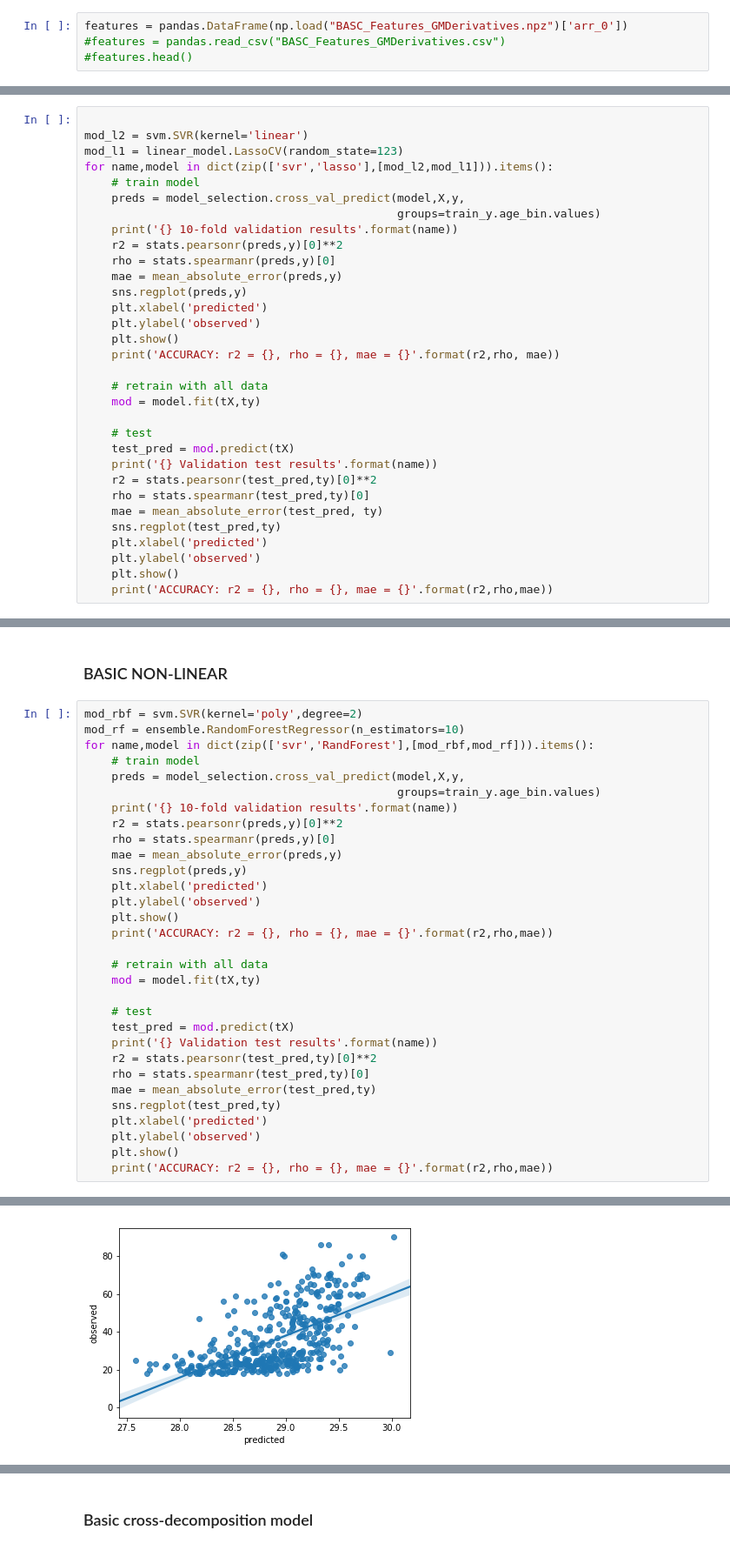
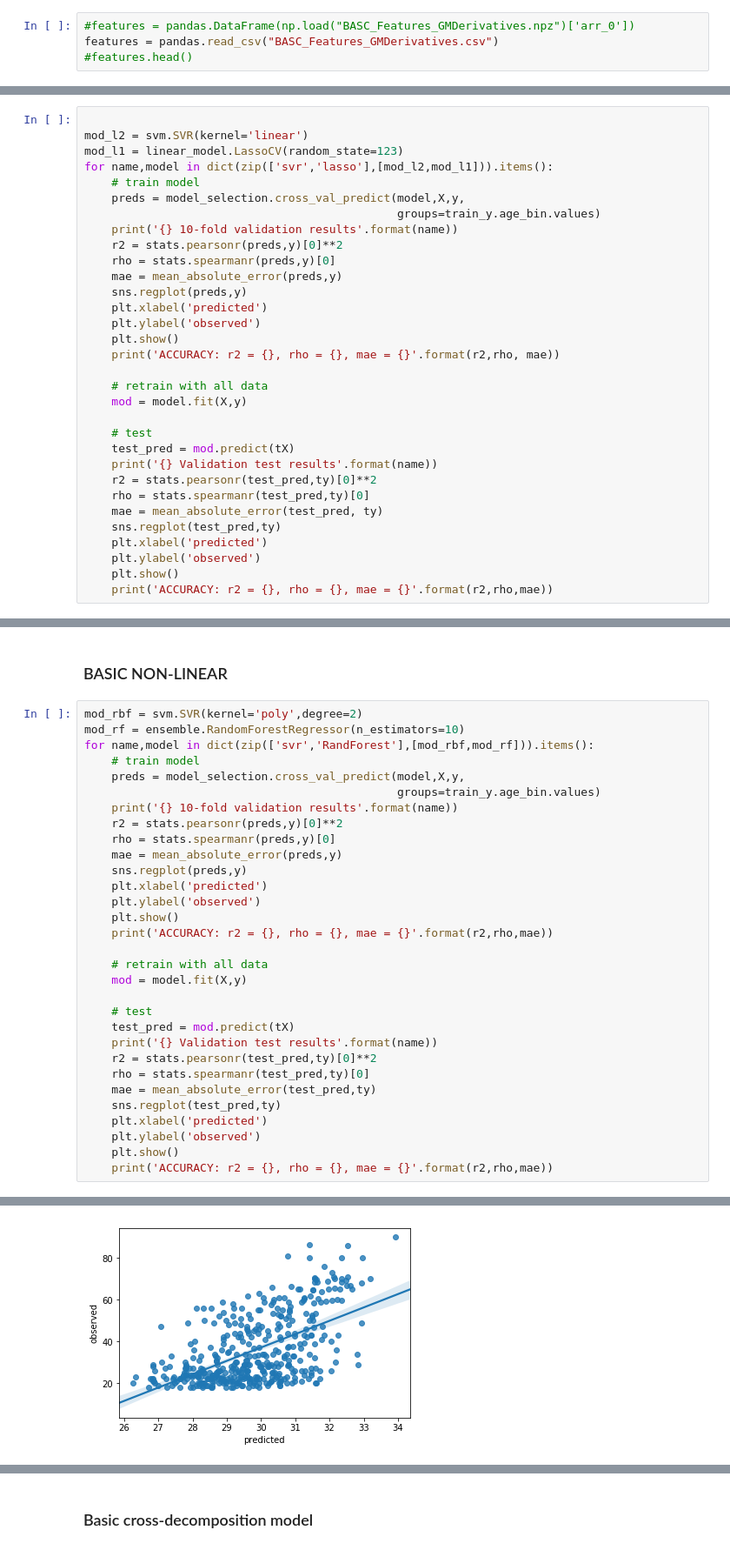
Before and after one commit to SmallHeads/PAC2019-MtRoyal_XValidators, a Jupyter notebook: Extracting_Features.ipynb, the cells around one changed output, grey strips where cells are left out. Shown: that part at 87% size. Saved outputs shown, nothing was run; the diff lists cells and outputs as text.

Commit message:
Reran angelas models and fixed jake models

```diff
--- a/Extracting_Features.ipynb
+++ b/Extracting_Features.ipynb
@@ -120,8 +120,8 @@ working on batch 20 of 21
 # %%
 np.savez_compressed("BASC_Features_GMDerivatives", features)['arr_0']
 # %%
-features = pandas.DataFrame(np.load("BASC_Features_GMDerivatives.npz")['arr_0'])
-#features = pandas.read_csv("BASC_Features_GMDerivatives.csv")
+#features = pandas.DataFrame(np.load("BASC_Features_GMDerivatives.npz")['arr_0'])
+features = pandas.read_csv("BASC_Features_GMDerivatives.csv")
 #features.head()
 # %%
 # from scipy.io import loadmat, savemat
@@ -213,7 +213,7 @@ for name,model in dict(zip(['svr','lasso'],[mod_l2,mod_l1])).items():
     print('ACCURACY: r2 = {}, rho = {}, mae = {}'.format(r2,rho, mae))
 
     # retrain with all data
-    mod = model.fit(tX,ty)
+    mod = model.fit(X,y)
 
     # test
     test_pred = mod.predict(tX)
@@ -249,32 +249,32 @@ for name,model in dict(zip(['svr','RandForest'],[mod_rbf,mod_rf])).items():
     preds = model_selection.cross_val_predict(model,X,y,
                                               groups=train_y.age_bin.values)
     print('{} 10-fold validation results'.format(name))
     r2 = stats.pearsonr(preds,y)[0]**2
     rho = stats.spearmanr(preds,y)[0]
     mae = mean_absolute_error(preds,y)
     sns.regplot(preds,y)
     plt.xlabel('predicted')
     plt.ylabel('observed')
     plt.show()
     print('ACCURACY: r2 = {}, rho = {}, mae = {}'.format(r2,rho,mae))
 
     # retrain with all data
-    mod = model.fit(tX,ty)
+    mod = model.fit(X,y)
 
     # test
     test_pred = mod.predict(tX)
     print('{} Validation test results'.format(name))
     r2 = stats.pearsonr(test_pred,ty)[0]**2
     rho = stats.spearmanr(test_pred,ty)[0]
     mae = mean_absolute_error(test_pred,ty)
     sns.regplot(test_pred,ty)
     plt.xlabel('predicted')
     plt.ylabel('observed')
     plt.show()
     print('ACCURACY: r2 = {}, rho = {}, mae = {}'.format(r2,rho,mae))
 # %% [output]
 svr 10-fold validation results
 [figure]
 ACCURACY: r2 = 0.2561835495059643, rho = 0.4415414567361882, mae = 12.247599678689367
 svr Validation test results
-[figure, old version]
+[figure, new version]
```
Also changed, not shown: parts of 14 cells of this notebook, 2 other files.
